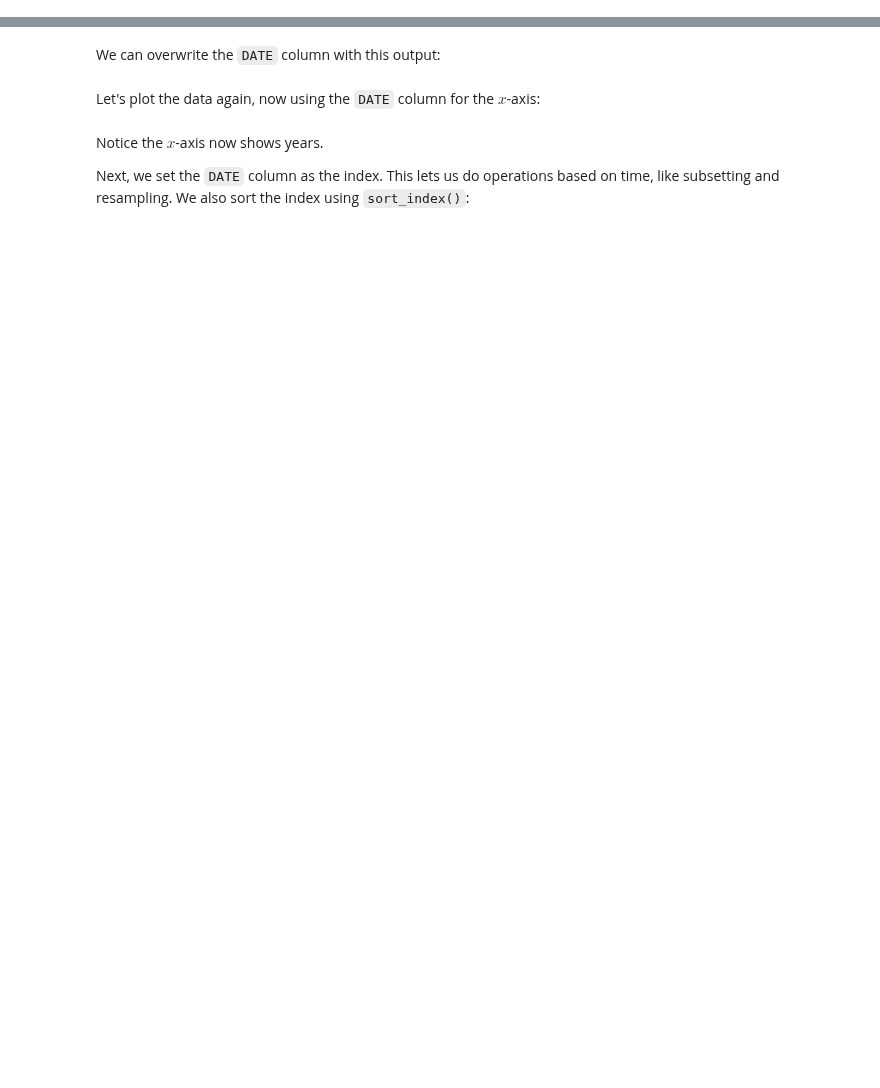
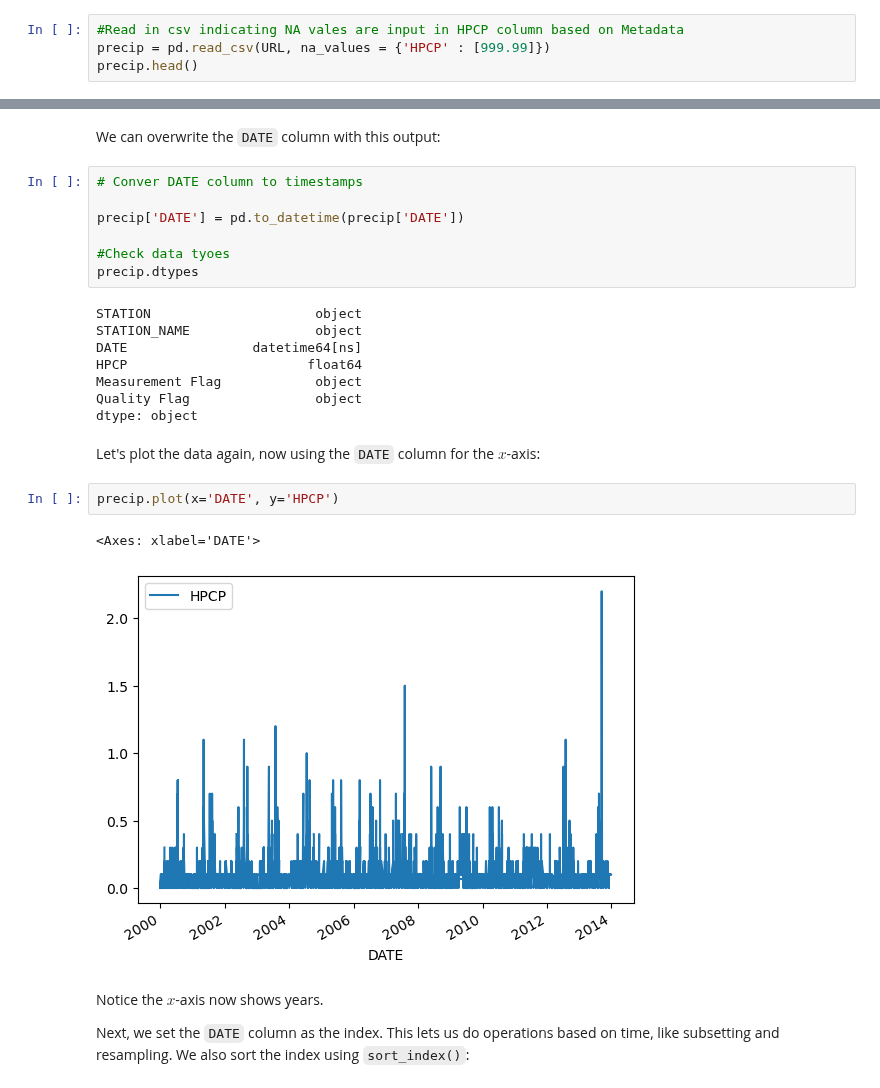
Before and after one commit to gingersknapp/eds-220-in-class, a Jupyter notebook: Week3/week-3-time-series-STUDENTS.ipynb, the cells around one changed output, grey strips where cells are left out. Saved outputs shown, nothing was run; the diff lists cells and outputs as text; blank space fills up the shorter version.

```diff
--- a/Week3/week-3-time-series-STUDENTS.ipynb
+++ b/Week3/week-3-time-series-STUDENTS.ipynb
@@ -62,3 +90,7 @@ Let's fix these issues one at a time.
 ## Reading in missing data values
 
 The metadata says that missing values are marked with 999.99. We can tell `pandas` this when we read in the data, using the `na_values` parameter of `pandas.read_csv()`:
+# %%
+#Read in csv indicating NA vales are input in HPCP column based on Metadata
+precip = pd.read_csv(URL, na_values = {'HPCP' : [999.99]})
+precip.head()
@@ -79,7 +149,27 @@ We can convert strings into dates with the `pandas.to_datetime()` function:
 # %% [markdown]
 We can overwrite the `DATE` column with this output:
+# %%
+# Conver DATE column to timestamps
+
+precip['DATE'] = pd.to_datetime(precip['DATE'])
+
+#Check data tyoes
+precip.dtypes
+# %% [output]
+STATION                     object
+STATION_NAME                object
+DATE                datetime64[ns]
+HPCP                       float64
+Measurement Flag            object
+Quality Flag                object
+dtype: object
 # %% [markdown]
 Let's plot the data again, now using the `DATE` column for the $x$-axis:
+# %%
+precip.plot(x='DATE', y='HPCP')
+# %% [output]
+<Axes: xlabel='DATE'>
+[figure, added]
 # %% [markdown]
 Notice the $x$-axis now shows years.
 
```
Also changed, not shown: parts of 22 cells of this notebook.
